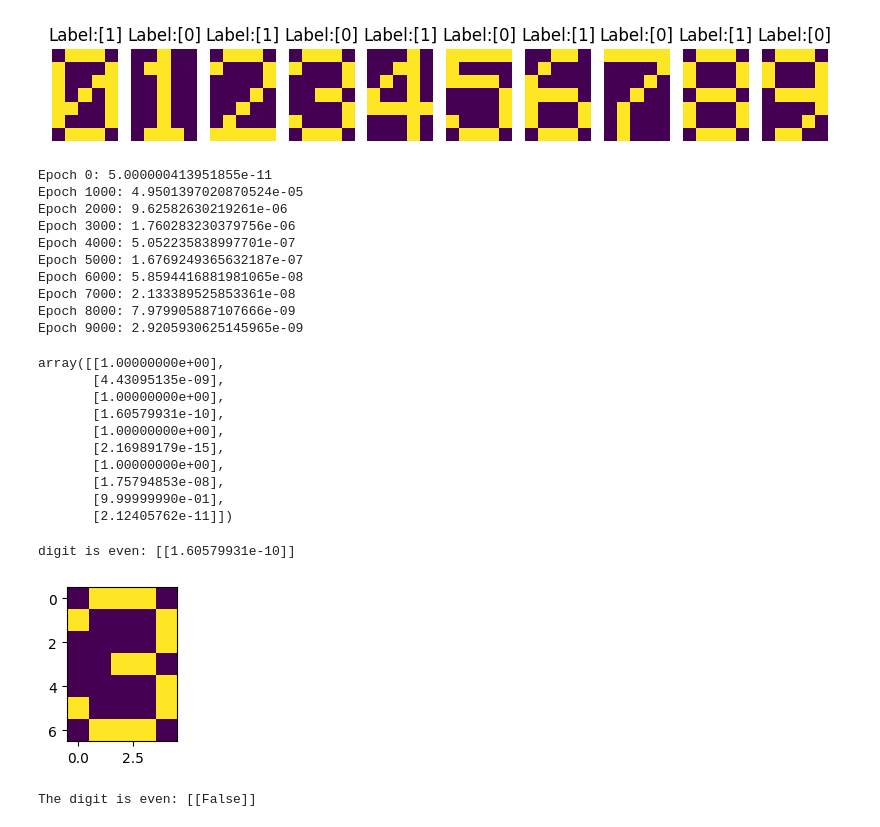
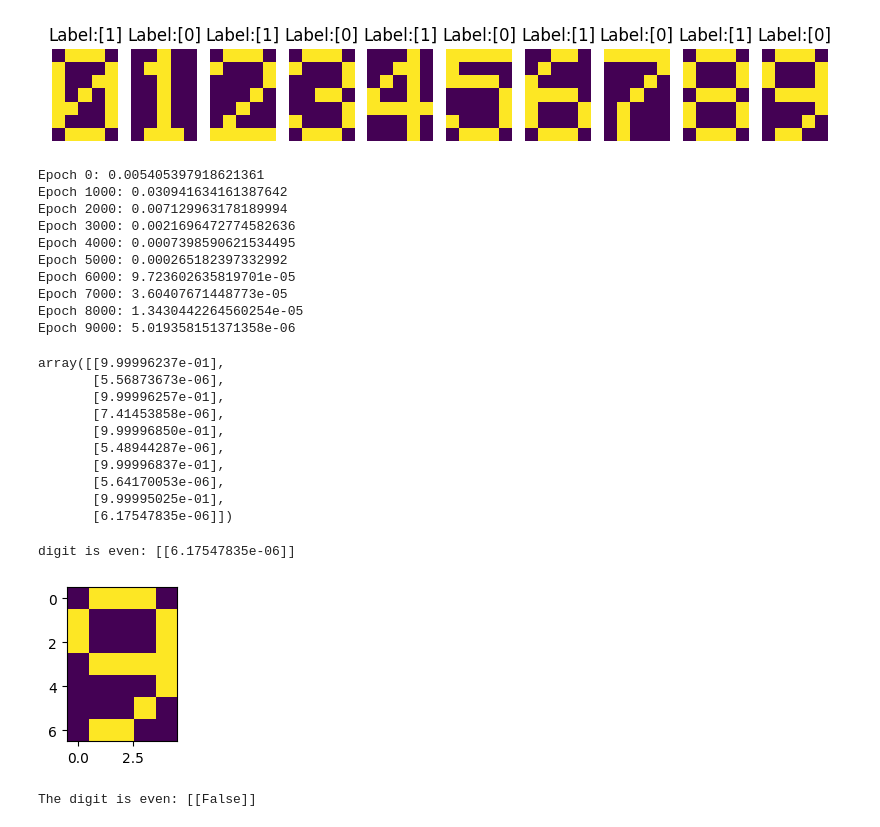
Before and after one commit to tristanff/SIA-TP3, a Jupyter notebook: Exercise3/Multilayer-with-adam.ipynb, the cells around one changed output. Cells and saved outputs as stored; diff of their text form; code cells hidden in the pictures.

```diff
--- a/Exercise3/Multilayer-with-adam.ipynb
+++ b/Exercise3/Multilayer-with-adam.ipynb
@@ -299,43 +365,43 @@ input_size = 35
 hidden_size = 10
 output_size = 1
 
-learning_rate = 0.1
+learning_rate = 0.001
 epochs = 10000
 
 nn_B = NeuralNetwork(input_size, hidden_size, output_size)
 nn_B.train(x, y, learning_rate, epochs)
 nn_B.predict(x)
 # %% [output]
-Epoch 0: 5.000000413951855e-11
-Epoch 1000: 4.9501397020870524e-05
-Epoch 2000: 9.62582630219261e-06
-Epoch 3000: 1.760283230379756e-06
-Epoch 4000: 5.052235838997701e-07
-Epoch 5000: 1.6769249365632187e-07
-Epoch 6000: 5.8594416881981065e-08
-Epoch 7000: 2.133389525853361e-08
-Epoch 8000: 7.979905887107666e-09
-Epoch 9000: 2.9205930625145965e-09
+Epoch 0: 0.005405397918621361
+Epoch 1000: 0.030941634161387642
+Epoch 2000: 0.007129963178189994
+Epoch 3000: 0.0021696472774582636
+Epoch 4000: 0.0007398590621534495
+Epoch 5000: 0.000265182397332992
+Epoch 6000: 9.723602635819701e-05
+Epoch 7000: 3.60407671448773e-05
+Epoch 8000: 1.3430442264560254e-05
+Epoch 9000: 5.019358151371358e-06
-array([[1.00000000e+00],
-       [4.43095135e-09],
-       [1.00000000e+00],
-       [1.60579931e-10],
-       [1.00000000e+00],
-       [2.16989179e-15],
-       [1.00000000e+00],
-       [1.75794853e-08],
-       [9.99999990e-01],
-       [2.12405762e-11]])
+array([[9.99996237e-01],
+       [5.56873673e-06],
+       [9.99996257e-01],
+       [7.41453858e-06],
+       [9.99996850e-01],
+       [5.48944287e-06],
+       [9.99996837e-01],
+       [5.64170053e-06],
+       [9.99995025e-01],
+       [6.17547835e-06]])
 # %%
-digit = 3
+digit = 9
 
 plt.figure(figsize=(2,2))
 plt.imshow(np.reshape(data_flattened[digit], (7,5)));
 res = nn_B.predict(data_flattened[digit])
 print('digit is even:', res)
 # %% [output]
-digit is even: [[1.60579931e-10]]
+digit is even: [[6.17547835e-06]]
-[figure, old version]
+[figure, new version]
 # %%
 threshold = 0.5
 res = nn_B.predict(data_flattened[digit])
```
Also changed, not shown: parts of 11 cells of this notebook.
